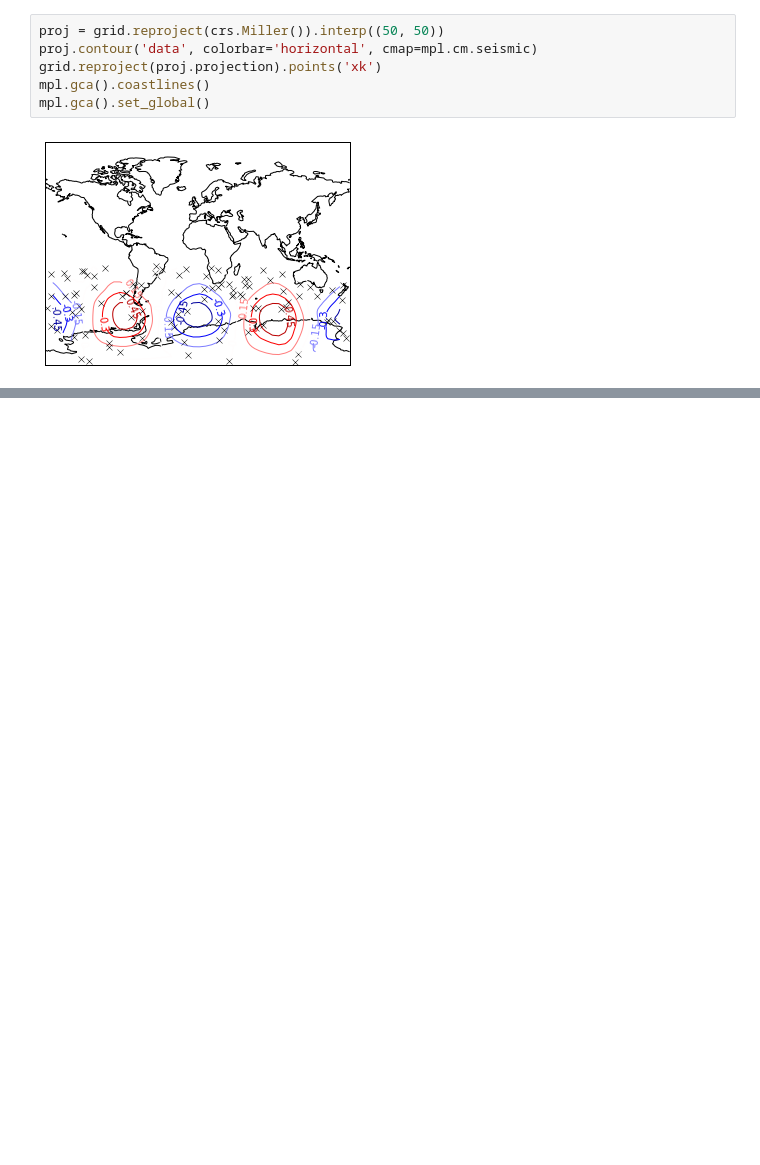
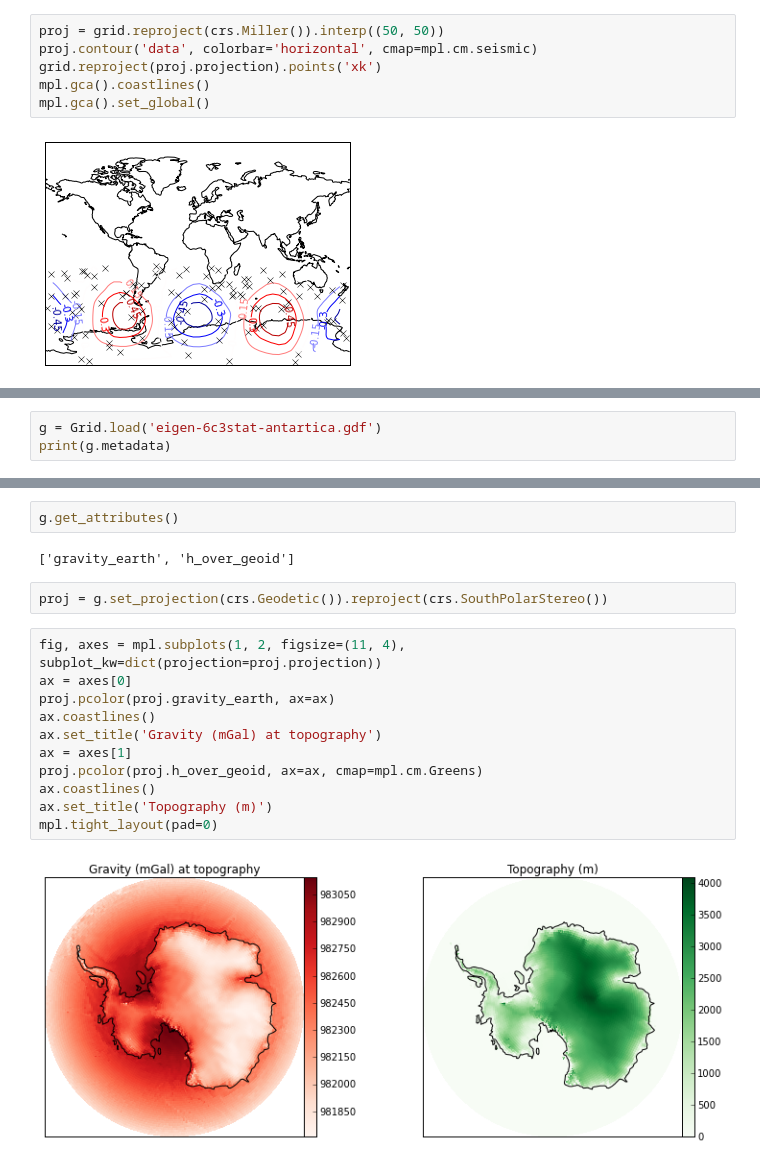
Before and after one commit to fatiando/prototypes, a Jupyter notebook: grid-class.ipynb, the cells around one changed output, grey strips where cells are left out. Saved outputs shown, nothing was run; the diff lists cells and outputs as text; blank space fills up the shorter version.

```diff
--- a/grid-class.ipynb
+++ b/grid-class.ipynb
@@ -367,0 +536,3 @@ mpl.gca().set_global()
+# %%
+g = Grid.load('eigen-6c3stat-antartica.gdf')
+print(g.metadata)
@@ -367,0 +557,19 @@ mpl.gca().set_global()
+# %%
+g.get_attributes()
+# %% [output]
+['gravity_earth', 'h_over_geoid']
+# %%
+proj = g.set_projection(crs.Geodetic()).reproject(crs.SouthPolarStereo())
+# %%
+fig, axes = mpl.subplots(1, 2, figsize=(11, 4), subplot_kw=dict(projection=proj.projection))
+ax = axes[0]
+proj.pcolor(proj.gravity_earth, ax=ax)
+ax.coastlines()
+ax.set_title('Gravity (mGal) at topography')
+ax = axes[1]
+proj.pcolor(proj.h_over_geoid, ax=ax, cmap=mpl.cm.Greens)
+ax.coastlines()
+ax.set_title('Topography (m)')
+mpl.tight_layout(pad=0)
+# %% [output]
+[figure, added]
```
Also changed, not shown: parts of 22 cells of this notebook, 2 other files.
